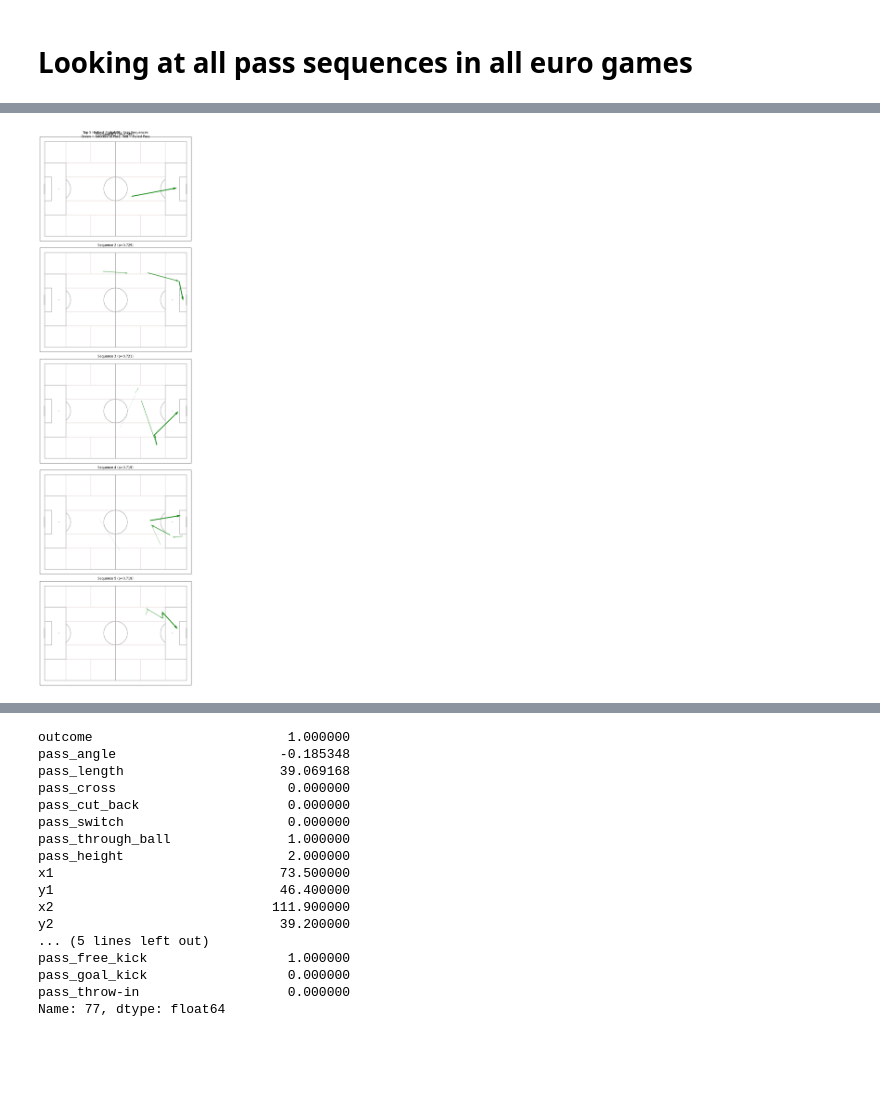
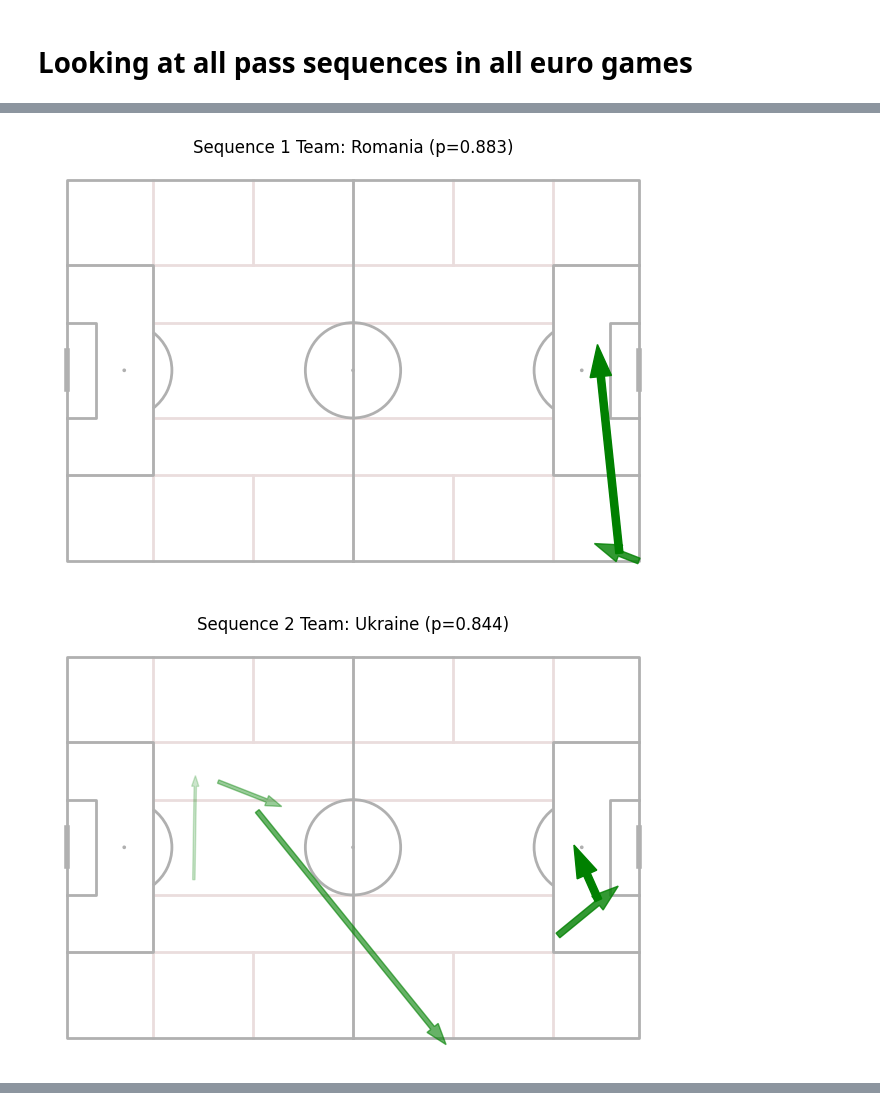
Before and after one commit to zcochran27/Soccer-Events-Analyzed, a Jupyter notebook: explore.ipynb, the cells around one changed output, grey strips where cells are left out. Cells and saved outputs as stored; diff of their text form; code cells hidden in the pictures; blank space fills up the shorter version.

Commit message:
updated model again

```diff
--- a/explore.ipynb
+++ b/explore.ipynb
@@ -1430,5 +1463,8 @@ from statsbombpy import sb
 import pandas as pd
 from mplsoccer import Pitch
 import matplotlib.pyplot as plt
+import xgboost as xgb
 matches = sb.matches(55, 282)
 matches.head()
+model = xgb.XGBClassifier()
+model.load_model("final_xgb_modelV3.json")
@@ -1620,8 +1636,10 @@ import pandas as pd
 dfs = []
 for match_id in matches.match_id:
     df = sb.events(match_id=match_id)
-    df = preprocessing_for_model_input(df)
+    df_with_team, df = preprocessing_for_model_input(df)
     preds = model.predict_proba(df)[:,1]
     df["sequence_pred"] = preds
+    df["team"] = df_with_team["team"]
+    df["possession"] = df_with_team["possession"]
     dfs.append(df)
 all_sequences = pd.concat(dfs)
@@ -1647,55 +1720,57 @@ from mplsoccer import Pitch
 success_color = 'green'
 fail_color = 'red'
 
 # Create subplots for each sequence
-fig, axes = plt.subplots(5, 1, figsize=(10, 30))
-fig.suptitle('Top 5 Highest Probability Pass Sequences\nGreen = Successful Pass, Red = Failed Pass')
 
 for idx, (_, coords) in enumerate(top_5_coords.iterrows()):
-    pitch = Pitch(positional=True, axis=True)
-    ax=axes[idx]
-    pitch.draw(ax=ax)
+    pitch = Pitch(positional=True)
+    fig, ax = pitch.draw()
 
     # Plot each pass in sequence with different alphas and line thicknesses
     alphas = [1.0, 0.8, 0.6, 0.4, 0.2]
-    linewidths = [3, 2.5, 2, 1.5, 1]
+    linewidths = np.array([3, 2.5, 2, 1.5, 1])/2
 
     # Plot pass 4 (earliest)
     if not pd.isna(coords.prev_pass4_x1):
         color = success_color if coords.prev_pass4_outcome == 1.0 else fail_color
-        pitch.arrows(coords.prev_pass4_x1, coords.prev_pass4_y1,
-                    coords.prev_pass4_x2, coords.prev_pass4_y2,
-                    ax=ax, color=color, alpha=alphas[4], width=linewidths[4])
+        dx = coords.prev_pass4_x2 - coords.prev_pass4_x1
+        dy = coords.prev_pass4_y2 - coords.prev_pass4_y1
+        ax.arrow(coords.prev_pass4_x1, coords.prev_pass4_y1, dx, dy,
+                color=color, alpha=alphas[4], width=linewidths[4])
 
     # Plot pass 3
     if not pd.isna(coords.prev_pass3_x1):
         color = success_color if coords.prev_pass3_outcome == 1.0 else fail_color
-        pitch.arrows(coords.prev_pass3_x1, coords.prev_pass3_y1,
-                    coords.prev_pass3_x2, coords.prev_pass3_y2,
-                    ax=ax, color=color, alpha=alphas[3], width=linewidths[3])
+        dx = coords.prev_pass3_x2 - coords.prev_pass3_x1
+        dy = coords.prev_pass3_y2 - coords.prev_pass3_y1
+        ax.arrow(coords.prev_pass3_x1, coords.prev_pass3_y1, dx, dy,
+                color=color, alpha=alphas[3], width=linewidths[3])
 
     # Plot pass 2
     if not pd.isna(coords.prev_pass2_x1):
         color = success_color if coords.prev_pass2_outcome == 1.0 else fail_color
-        pitch.arrows(coords.prev_pass2_x1, coords.prev_pass2_y1,
-                    coords.prev_pass2_x2, coords.prev_pass2_y2,
-                    ax=ax, color=color, alpha=alphas[2], width=linewidths[2])
+        dx = coords.prev_pass2_x2 - coords.prev_pass2_x1
+        dy = coords.prev_pass2_y2 - coords.prev_pass2_y1
+        ax.arrow(coords.prev_pass2_x1, coords.prev_pass2_y1, dx, dy,
+                color=color, alpha=alphas[2], width=linewidths[2])
 
     # Plot pass 1
     if not pd.isna(coords.prev_pass1_x1):
         color = success_color if coords.prev_pass1_outcome == 1.0 else fail_color
-        pitch.arrows(coords.prev_pass1_x1, coords.prev_pass1_y1,
-                    coords.prev_pass1_x2, coords.prev_pass1_y2,
-                    ax=ax, color=color, alpha=alphas[1], width=linewidths[1])
+        dx = coords.prev_pass1_x2 - coords.prev_pass1_x1
+        dy = coords.prev_pass1_y2 - coords.prev_pass1_y1
+        ax.arrow(coords.prev_pass1_x1, coords.prev_pass1_y1, dx, dy,
+                color=color, alpha=alphas[1], width=linewidths[1])
 
     # Plot final pass
     color = success_color if coords.outcome == 1.0 else fail_color
-    pitch.arrows(coords.x1, coords.y1, coords.x2, coords.y2,
-                ax=ax, color=color, alpha=alphas[0], width=linewidths[0])
+    dx = coords.x2 - coords.x1
+    dy = coords.y2 - coords.y1
+    ax.arrow(coords.x1, coords.y1, dx, dy,
+            color=color, alpha=alphas[0], width=linewidths[0])
 
-    ax.set_title(f'Sequence {idx+1} (p={round(coords.sequence_pred,3)})')
-
-plt.tight_layout()
-plt.show()
+    ax.set_title(f'Sequence {idx+1} Team: {coords.team} (p={round(coords.sequence_pred,3)})')
+    plt.show()
 # %% [output]
-[figure, old version]
+[figure, new version]
+[figure, added]
@@ -1702,20 +1779,0 @@ plt.show()
-# %%
-coords.head(20)
-# %% [output]
-outcome                         1.000000
-pass_angle                     -0.185348
-pass_length                    39.069168
-pass_cross                      0.000000
-pass_cut_back                   0.000000
-pass_switch                     0.000000
-pass_through_ball               1.000000
-pass_height                     2.000000
-x1                             73.500000
-y1                             46.400000
-x2                            111.900000
-y2                             39.200000
-... (5 lines left out)
-pass_free_kick                  1.000000
-pass_goal_kick                  0.000000
-pass_throw-in                   0.000000
-Name: 77, dtype: float64
```
Also changed, not shown: parts of 33 cells of this notebook, 3 other files.
